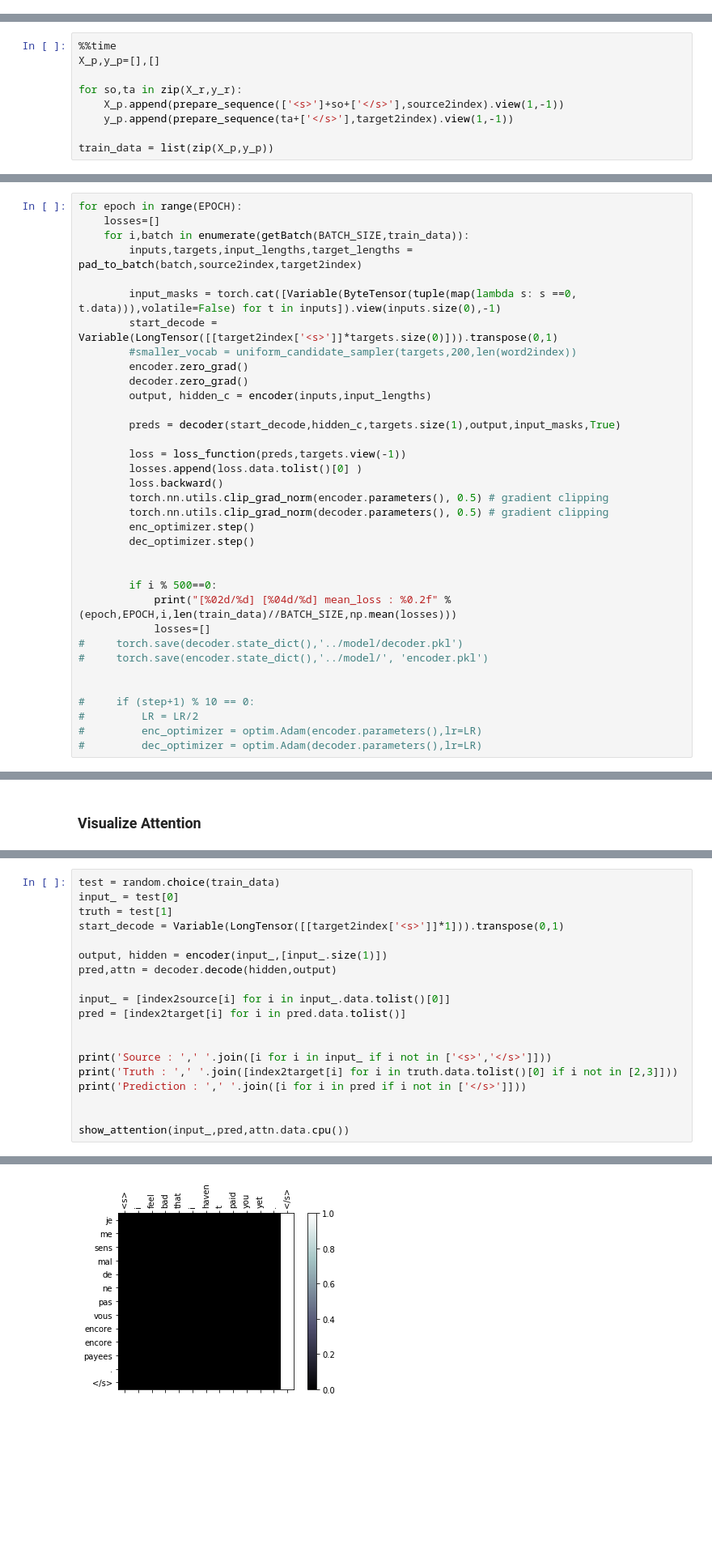
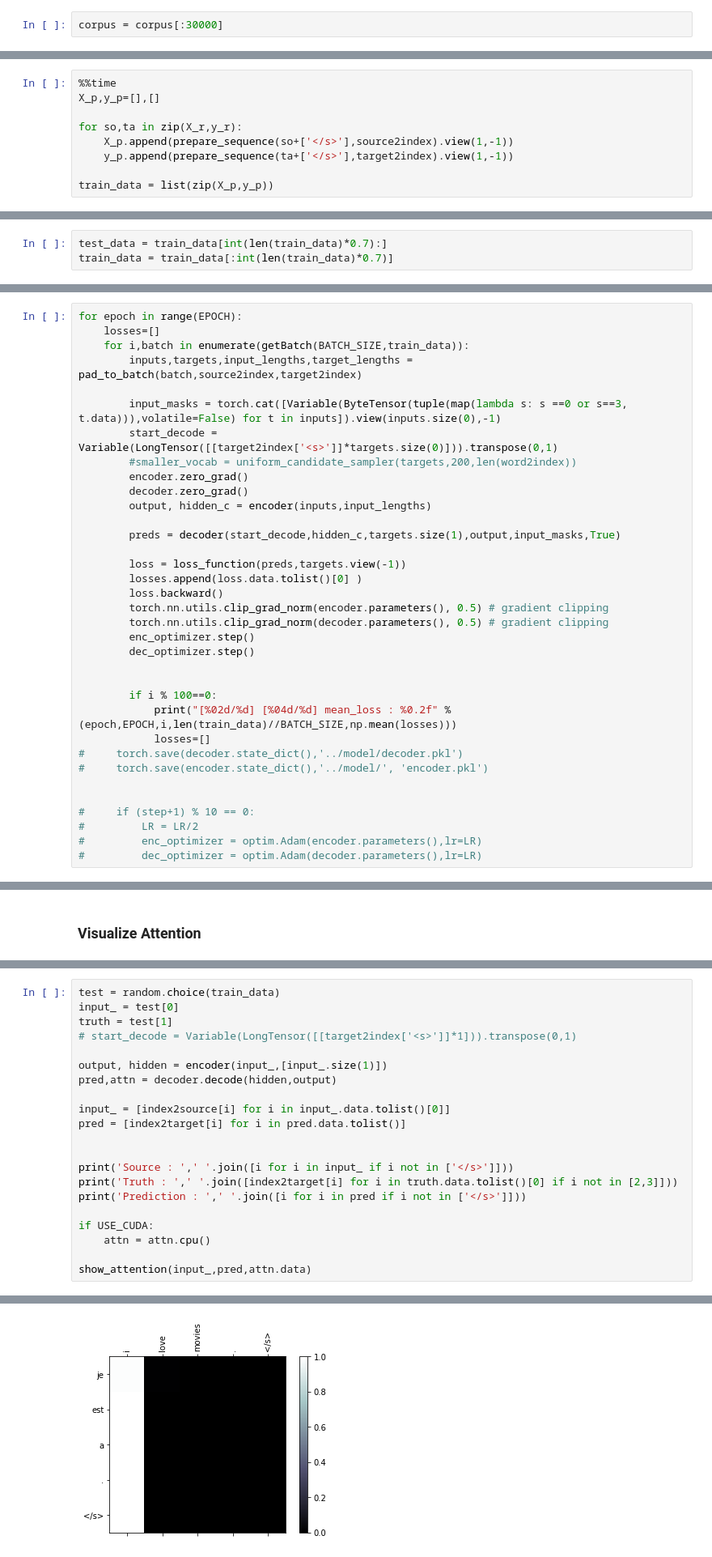
Before and after one commit to DSKSD/DeepNLP-models-Pytorch, a Jupyter notebook: notebooks/07.Neural-Machine-Translation-with-Attention-Copy1.ipynb, the cells around one changed output, grey strips where cells are left out. Shown: that part at 81% size. Saved outputs shown, nothing was run; the diff lists cells and outputs as text; blank space fills up the shorter version.

```diff
--- a/notebooks/07.Neural-Machine-Translation-with-Attention-Copy1.ipynb
+++ b/notebooks/07.Neural-Machine-Translation-with-Attention-Copy1.ipynb
@@ -102,3 +106,5 @@ corpus = open('../dataset/eng-fra.txt','r',encoding='utf-8').readlines()
+# %%
+corpus = corpus[:30000]
 # %%
 MIN_LENGTH=3
 MAX_LENGTH=25
@@ -151,7 +157,7 @@ index2target = {v:k for k,v in target2index.items()}
 X_p,y_p=[],[]
 
 for so,ta in zip(X_r,y_r):
-    X_p.append(prepare_sequence(['<s>']+so+['</s>'],source2index).view(1,-1))
+    X_p.append(prepare_sequence(so+['</s>'],source2index).view(1,-1))
     y_p.append(prepare_sequence(ta+['</s>'],target2index).view(1,-1))
 
 train_data = list(zip(X_p,y_p))
@@ -161,3 +167,6 @@ Wall time: 7.07 s
+# %%
+test_data = train_data[int(len(train_data)*0.7):]
+train_data = train_data[:int(len(train_data)*0.7)]
 # %% [markdown]
 ## Modeling
 # %%
@@ -350,7 +359,7 @@ for epoch in range(EPOCH):
     for i,batch in enumerate(getBatch(BATCH_SIZE,train_data)):
         inputs,targets,input_lengths,target_lengths = pad_to_batch(batch,source2index,target2index)
 
-        input_masks = torch.cat([Variable(ByteTensor(tuple(map(lambda s: s ==0, t.data))),volatile=False) for t in inputs]).view(inputs.size(0),-1)
+        input_masks = torch.cat([Variable(ByteTensor(tuple(map(lambda s: s ==0 or s==3, t.data))),volatile=False) for t in inputs]).view(inputs.size(0),-1)
         start_decode = Variable(LongTensor([[target2index['<s>']]*targets.size(0)])).transpose(0,1)
         #smaller_vocab = uniform_candidate_sampler(targets,200,len(word2index))
         encoder.zero_grad()
@@ -368,7 +377,7 @@ for epoch in range(EPOCH):
         dec_optimizer.step()
 
 
-        if i % 500==0:
+        if i % 100==0:
             print("[%02d/%d] [%04d/%d] mean_loss : %0.2f" %(epoch,EPOCH,i,len(train_data)//BATCH_SIZE,np.mean(losses)))
             losses=[]
 #     torch.save(decoder.state_dict(),'../model/decoder.pkl')
@@ -426,7 +421,7 @@ def show_attention(input_words, output_words, attentions):
 test = random.choice(train_data)
 input_ = test[0]
 truth = test[1]
-start_decode = Variable(LongTensor([[target2index['<s>']]*1])).transpose(0,1)
+# start_decode = Variable(LongTensor([[target2index['<s>']]*1])).transpose(0,1)
 
 output, hidden = encoder(input_,[input_.size(1)])
 pred,attn = decoder.decode(hidden,output)
@@ -435,10 +430,12 @@ input_ = [index2source[i] for i in input_.data.tolist()[0]]
 pred = [index2target[i] for i in pred.data.tolist()]
 
 
-print('Source : ',' '.join([i for i in input_ if i not in ['<s>','</s>']]))
+print('Source : ',' '.join([i for i in input_ if i not in ['</s>']]))
 print('Truth : ',' '.join([index2target[i] for i in truth.data.tolist()[0] if i not in [2,3]]))
 print('Prediction : ',' '.join([i for i in pred if i not in ['</s>']]))
 
+if USE_CUDA:
+    attn = attn.cpu()
 
-show_attention(input_,pred,attn.data.cpu())
+show_attention(input_,pred,attn.data)
 # %% [output]
@@ -448,4 +445,4 @@ Prediction :  je me sens mal de ne pas vous encore encore payees .
-[figure, old version]
+[figure, new version]
 # %% [markdown]
 # TODO
 # %% [markdown]
```
Also changed, not shown: parts of 7 cells of this notebook, 6 other files.
